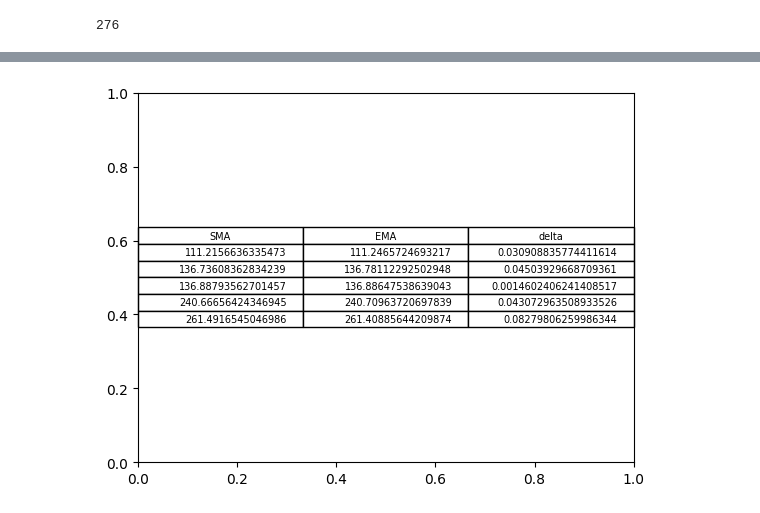
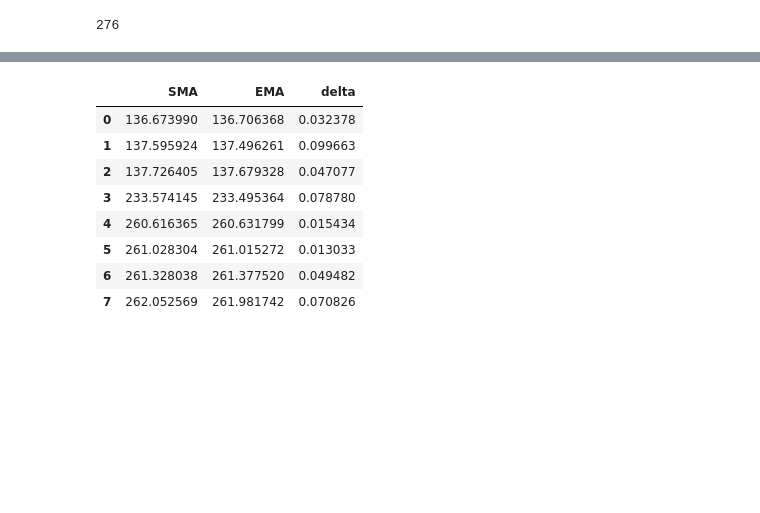
Before and after one commit to Kasymkhankhubiyev/Sirius-Uni, a Jupyter notebook: Intoduction Into Profession/tasks/Task1.ipynb, the cells around one changed output, grey strips where cells are left out. Cells and saved outputs as stored; diff of their text form; code cells hidden in the pictures; blank space fills up the shorter version.

```diff
--- a/Intoduction Into Profession/tasks/Task1.ipynb
+++ b/Intoduction Into Profession/tasks/Task1.ipynb
@@ -196,12 +208,18 @@ plt.show()
 # %%
 treshold = 1e-1
 
-indexes = np.where(np.abs(sma_21 - ema_21[period:]) < treshold, True, False)
+indexes = np.where(np.abs(sma_21 - ema_21) < treshold, True, False)
 sma_points = sma_21[indexes]
-ema_points = ema_21[period:][indexes]
+ema_points = ema_21[indexes]
 
-columns = ('SMA', 'EMA', 'delta')
-plt.table(cellText=np.array([sma_points, ema_points, np.abs(sma_points-ema_points)]).T, colLabels=columns, loc='center')
-plt.show()
+pd.DataFrame({'SMA': sma_points, 'EMA': ema_points, 'delta': np.abs(sma_points-ema_points)})
 # %% [output]
-[figure, removed]
+|  | SMA | EMA | delta |
+| 0 | 136.673990 | 136.706368 | 0.032378 |
+| 1 | 137.595924 | 137.496261 | 0.099663 |
+| 2 | 137.726405 | 137.679328 | 0.047077 |
+| 3 | 233.574145 | 233.495364 | 0.078780 |
+| 4 | 260.616365 | 260.631799 | 0.015434 |
+| 5 | 261.028304 | 261.015272 | 0.013033 |
+| 6 | 261.328038 | 261.377520 | 0.049482 |
+| 7 | 262.052569 | 261.981742 | 0.070826 |
```
Also changed, not shown: parts of 9 cells of this notebook, 1 other file.
